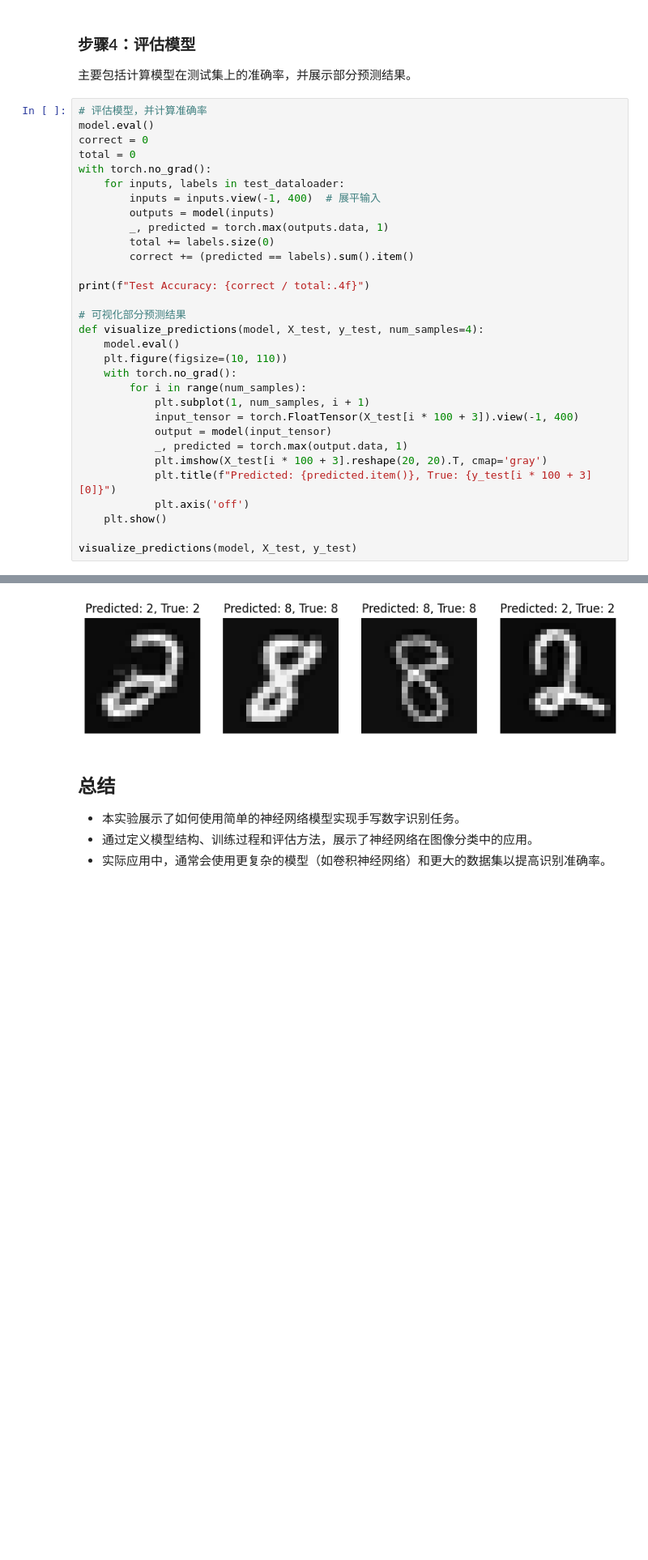
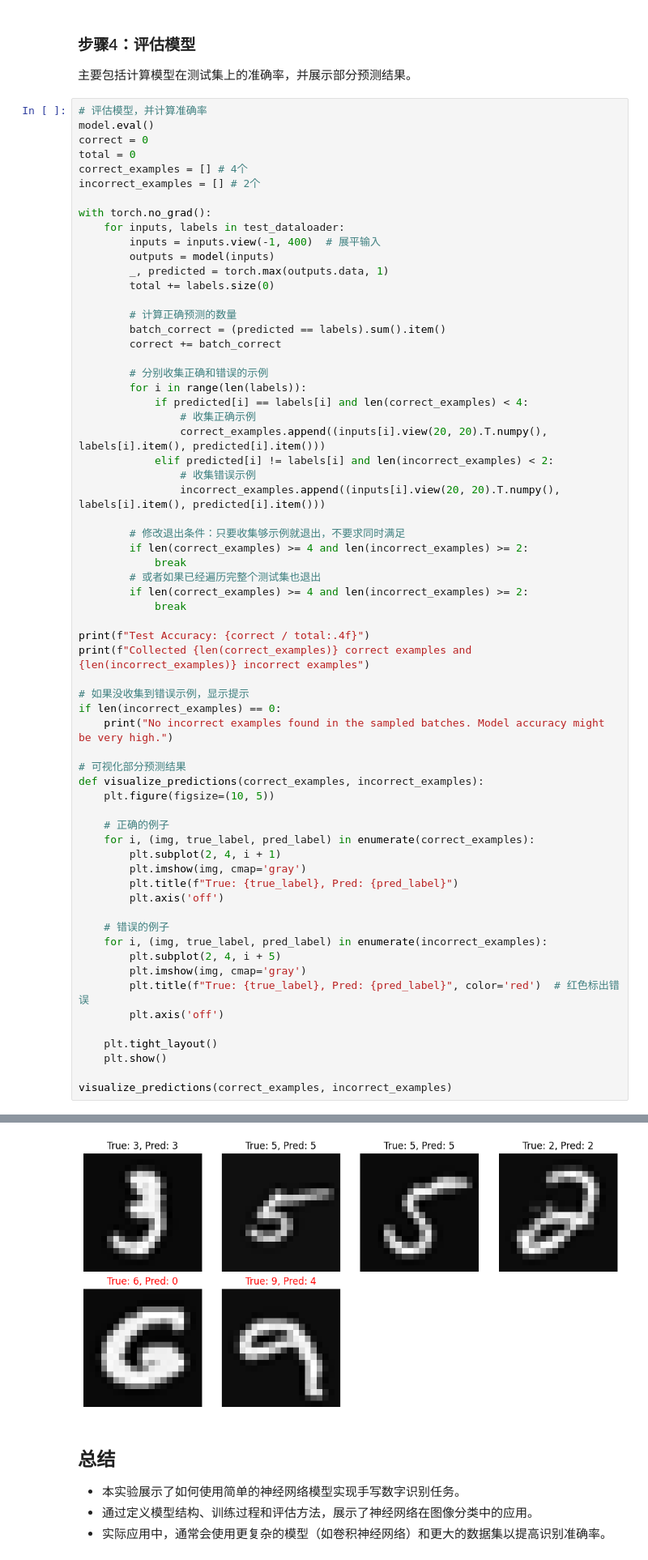
Before and after one commit to WeiKnight0/MachineLearningStudy, a Jupyter notebook: labs/my_labs/2_handwriting_recognition/2_handwriting_recognition.ipynb, the cells around one changed output, grey strips where cells are left out. Shown: that part at 81% size. Drawn from its saved outputs; the diff is of its cells as text; blank space fills up the shorter version.

```diff
--- a/labs/my_labs/2_handwriting_recognition/2_handwriting_recognition.ipynb
+++ b/labs/my_labs/2_handwriting_recognition/2_handwriting_recognition.ipynb
@@ -147,30 +147,63 @@ Epoch [100/100], Loss: 0.0007
 model.eval()
 correct = 0
 total = 0
+correct_examples = [] # 4个
+incorrect_examples = [] # 2个
+
 with torch.no_grad():
     for inputs, labels in test_dataloader:
         inputs = inputs.view(-1, 400)  # 展平输入
         outputs = model(inputs)
         _, predicted = torch.max(outputs.data, 1)
         total += labels.size(0)
-        correct += (predicted == labels).sum().item()
+
+        # 计算正确预测的数量
+        batch_correct = (predicted == labels).sum().item()
+        correct += batch_correct
+
+        # 分别收集正确和错误的示例
+        for i in range(len(labels)):
+            if predicted[i] == labels[i] and len(correct_examples) < 4:
+                # 收集正确示例
+                correct_examples.append((inputs[i].view(20, 20).T.numpy(), labels[i].item(), predicted[i].item()))
+            elif predicted[i] != labels[i] and len(incorrect_examples) < 2:
+                # 收集错误示例
+                incorrect_examples.append((inputs[i].view(20, 20).T.numpy(), labels[i].item(), predicted[i].item()))
+
+        # 修改退出条件：只要收集够示例就退出，不要求同时满足
+        if len(correct_examples) >= 4 and len(incorrect_examples) >= 2:
+            break
+        # 或者如果已经遍历完整个测试集也退出
+        if len(correct_examples) >= 4 and len(incorrect_examples) >= 2:
+            break
 
 print(f"Test Accuracy: {correct / total:.4f}")
+print(f"Collected {len(correct_examples)} correct examples and {len(incorrect_examples)} incorrect examples")
+
+# 如果没收集到错误示例，显示提示
+if len(incorrect_examples) == 0:
+    print("No incorrect examples found in the sampled batches. Model accuracy might be very high.")
 
 # 可视化部分预测结果
-def visualize_predictions(model, X_test, y_test, num_samples=4):
-    model.eval()
-    plt.figure(figsize=(10, 110))
-    with torch.no_grad():
-        for i in range(num_samples):
-            plt.subplot(1, num_samples, i + 1)
-            input_tensor = torch.FloatTensor(X_test[i * 100 + 3]).view(-1, 400)
-            output = model(input_tensor)
-            _, predicted = torch.max(output.data, 1)
-            plt.imshow(X_test[i * 100 + 3].reshape(20, 20).T, cmap='gray')
-            plt.title(f"Predicted: {predicted.item()}, True: {y_test[i * 100 + 3][0]}")
-            plt.axis('off')
+def visualize_predictions(correct_examples, incorrect_examples):
+    plt.figure(figsize=(10, 5))
+
+    # 正确的例子
+    for i, (img, true_label, pred_label) in enumerate(correct_examples):
+        plt.subplot(2, 4, i + 1)
+        plt.imshow(img, cmap='gray')
+        plt.title(f"True: {true_label}, Pred: {pred_label}")
+        plt.axis('off')
+
+    # 错误的例子
+    for i, (img, true_label, pred_label) in enumerate(incorrect_examples):
+        plt.subplot(2, 4, i + 5)
+        plt.imshow(img, cmap='gray')
+        plt.title(f"True: {true_label}, Pred: {pred_label}", color='red')  # 红色标出错误
+        plt.axis('off')
+
+    plt.tight_layout()
     plt.show()
 
-visualize_predictions(model, X_test, y_test)
+visualize_predictions(correct_examples, incorrect_examples)
 # %% [output]
@@ -178,4 +212,4 @@ Test Accuracy: 0.9160
-[figure, old version]
+[figure, new version]
 # %% [markdown]
 ## 总结
 - 本实验展示了如何使用简单的神经网络模型实现手写数字识别任务。
```
Also changed, not shown: parts of 3 cells of this notebook, 1 other file.
